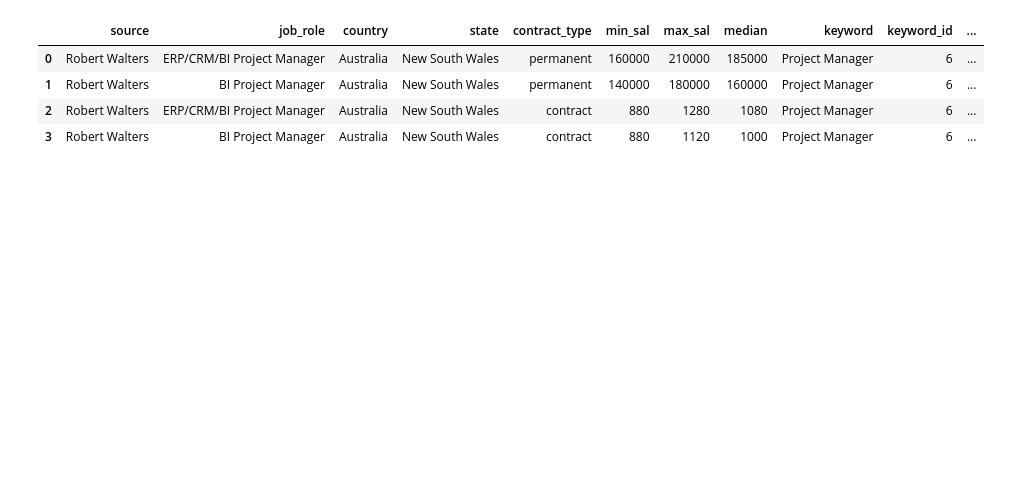
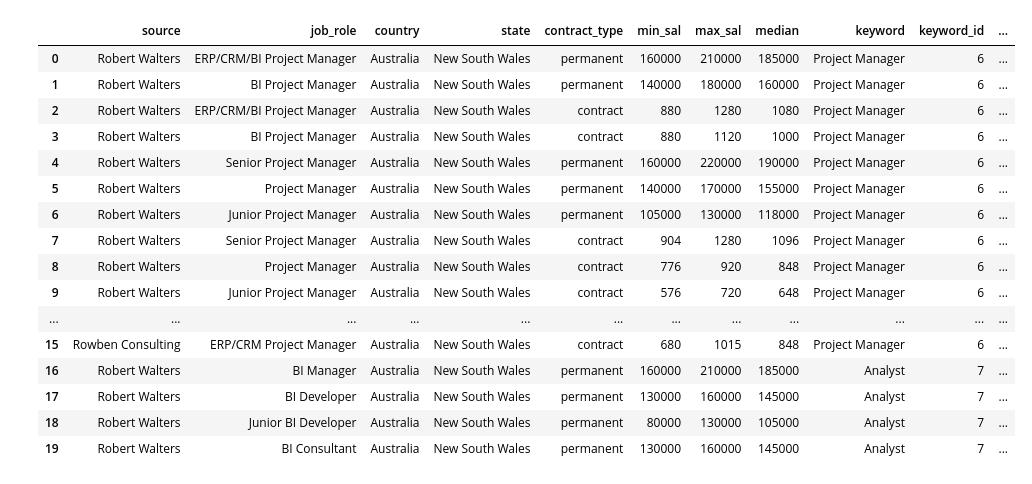
Before and after one commit to amilakanishka/-jobsdata-au, a Jupyter notebook: Data/Job Posting Extractor.ipynb, the cells around one changed output. Cells and saved outputs as stored; diff of their text form; code cells hidden in the pictures; blank space fills up the shorter version.

```diff
--- a/Data/Job Posting Extractor.ipynb
+++ b/Data/Job Posting Extractor.ipynb
@@ -266,15 +272,27 @@ dfBench.keyword = dfBench.keyword.apply(lambda x: str(x))
 # %%
 dfBench = pd.merge(dfBench, dfKeyword, on='keyword', how='inner', suffixes=('', '_keyword'))
 dfBench = pd.merge(dfBench, dfState, on='state', how='inner', suffixes=('', '_state'))
 dfBench = dfBench.rename(columns = {'id': 'keyword_id', 'id_state' : 'state_id'}, inplace = False)
 dfBench['id'] = np.arange(1, len(dfBench)+1)
-dfBench.head(4)
+dfBench.head(20)
 # %% [output]
 |  | source | job_role | country | state | contract_type | min_sal | max_sal | median | keyword | keyword_id | ... |
 | 0 | Robert Walters | ERP/CRM/BI Project Manager | Australia | New South Wales | permanent | 160000 | 210000 | 185000 | Project Manager | 6 | ... |
 | 1 | Robert Walters | BI Project Manager | Australia | New South Wales | permanent | 140000 | 180000 | 160000 | Project Manager | 6 | ... |
 | 2 | Robert Walters | ERP/CRM/BI Project Manager | Australia | New South Wales | contract | 880 | 1280 | 1080 | Project Manager | 6 | ... |
 | 3 | Robert Walters | BI Project Manager | Australia | New South Wales | contract | 880 | 1120 | 1000 | Project Manager | 6 | ... |
+| 4 | Robert Walters | Senior Project Manager | Australia | New South Wales | permanent | 160000 | 220000 | 190000 | Project Manager | 6 | ... |
+| 5 | Robert Walters | Project Manager | Australia | New South Wales | permanent | 140000 | 170000 | 155000 | Project Manager | 6 | ... |
+| 6 | Robert Walters | Junior Project Manager | Australia | New South Wales | permanent | 105000 | 130000 | 118000 | Project Manager | 6 | ... |
+| 7 | Robert Walters | Senior Project Manager | Australia | New South Wales | contract | 904 | 1280 | 1096 | Project Manager | 6 | ... |
+| 8 | Robert Walters | Project Manager | Australia | New South Wales | contract | 776 | 920 | 848 | Project Manager | 6 | ... |
+| 9 | Robert Walters | Junior Project Manager | Australia | New South Wales | contract | 576 | 720 | 648 | Project Manager | 6 | ... |
+| ... | ... | ... | ... | ... | ... | ... | ... | ... | ... | ... | ... |
+| 15 | Rowben Consulting | ERP/CRM Project Manager | Australia | New South Wales | contract | 680 | 1015 | 848 | Project Manager | 6 | ... |
+| 16 | Robert Walters | BI Manager | Australia | New South Wales | permanent | 160000 | 210000 | 185000 | Analyst | 7 | ... |
+| 17 | Robert Walters | BI Developer | Australia | New South Wales | permanent | 130000 | 160000 | 145000 | Analyst | 7 | ... |
+| 18 | Robert Walters | Junior BI Developer | Australia | New South Wales | permanent | 80000 | 130000 | 105000 | Analyst | 7 | ... |
+| 19 | Robert Walters | BI Consultant | Australia | New South Wales | permanent | 130000 | 160000 | 145000 | Analyst | 7 | ... |
 # %%
 Base = declarative_base()
 # dbcon = f"postgresql://{username}:{password}@127.0.0.1/JobsDB"
```
Also changed, not shown: parts of 3 cells of this notebook.
